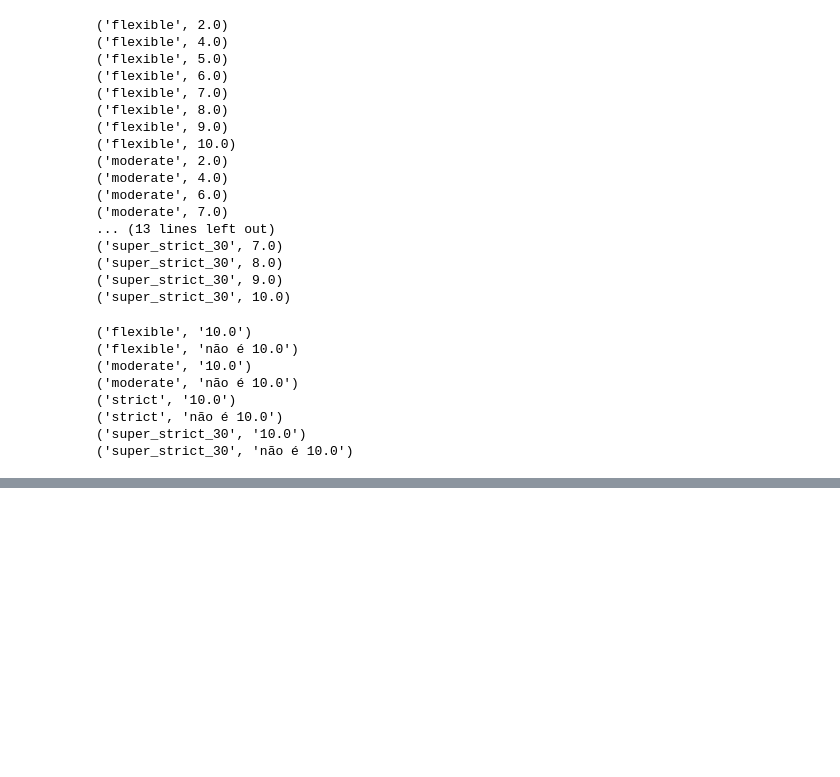
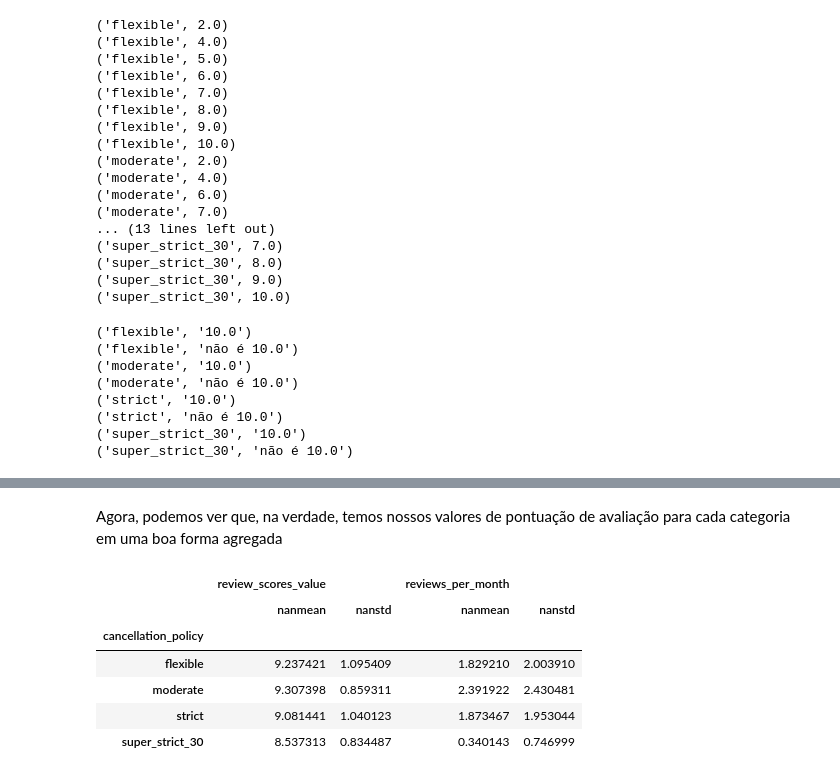
Before and after one commit to pedrozenatte/ciencia-de-dados-estudo, a Jupyter notebook: introducao-ciencia-de-dados/modulo-1/29_group_by.ipynb, the cells around one changed output, grey strips where cells are left out. Cells and saved outputs as stored; diff of their text form; code cells hidden in the pictures; blank space fills up the shorter version.

Commit message:
Group by parte 2

```diff
--- a/introducao-ciencia-de-dados/modulo-1/29_group_by.ipynb
+++ b/introducao-ciencia-de-dados/modulo-1/29_group_by.ipynb
@@ -311,0 +365,8 @@ for grupo, frame in df.groupby(by = agrupando):
+# %%
+# Essa é a etapa de aplicação mais simples (agregação de dados), que usa um método chamado agg() no objeto do groupby(). Até agora, só iteramos o objeto groupby, desempacotando-o em um rótulo, o nome do grupo e o frame de dados. Contudo, com agg(), podemos passar em um dicionário as colunas que estamos interessados em agregar, junto com a função que queremos aplicar.
+
+# Vamos redefinir os índices dos nossos dados do Airbnb
+df = df.reset_index()
+
+# Agora vamos agrupar de acordo com a política de cancelamento e encontrar o valor médio das pontuações de avaliação por grupo.
+df.groupby('cancellation_policy').agg({'review_scores_value': np.average})
@@ -311,0 +400,13 @@ for grupo, frame in df.groupby(by = agrupando):
+# %% [markdown]
+Agora, podemos ver que, na verdade, temos nossos valores de pontuação de avaliação para cada categoria em uma boa forma agregada
+# %%
+# Poderíamos simplesmente estender esse dicionário para agregar por várias funções, se quisermos, ou várias colunas.
+df.groupby('cancellation_policy').agg({'review_scores_value': [np.nanmean, np.nanstd], 'reviews_per_month': (np.nanmean, np.nanstd)})
+# %% [output]
+|  | review_scores_value |  | reviews_per_month |  |
+|  | nanmean | nanstd | nanmean | nanstd |
+| cancellation_policy |  |  |  |  |
+| flexible | 9.237421 | 1.095409 | 1.829210 | 2.003910 |
+| moderate | 9.307398 | 0.859311 | 2.391922 | 2.430481 |
+| strict | 9.081441 | 1.040123 | 1.873467 | 1.953044 |
+| super_strict_30 | 8.537313 | 0.834487 | 0.340143 | 0.746999 |
```
Also changed, not shown: parts of 9 cells of this notebook.
